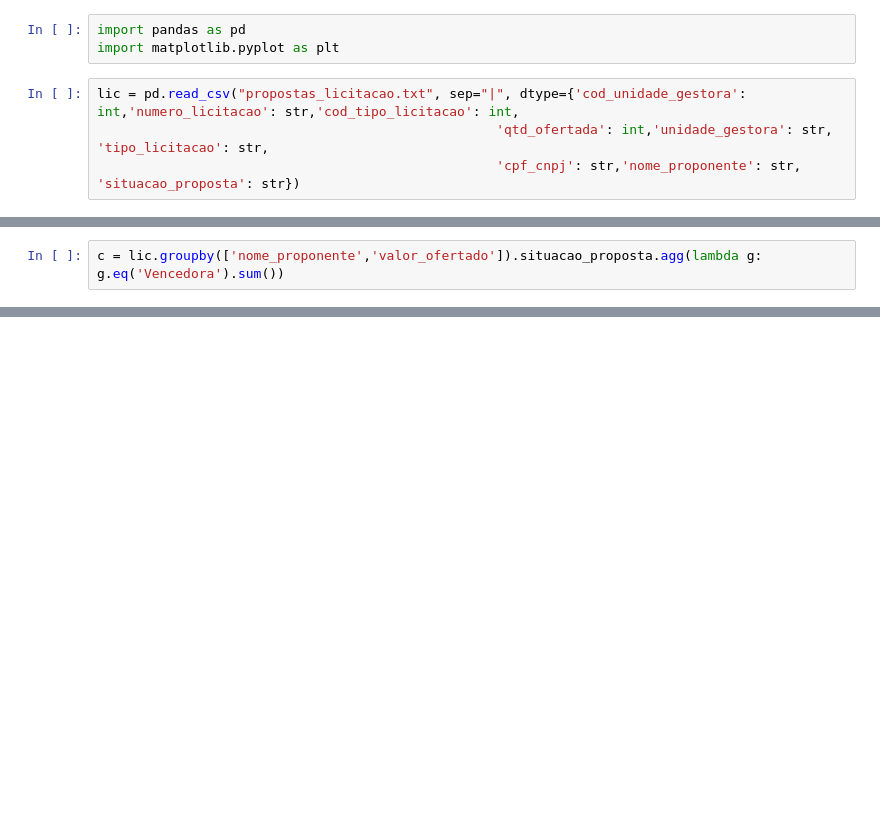
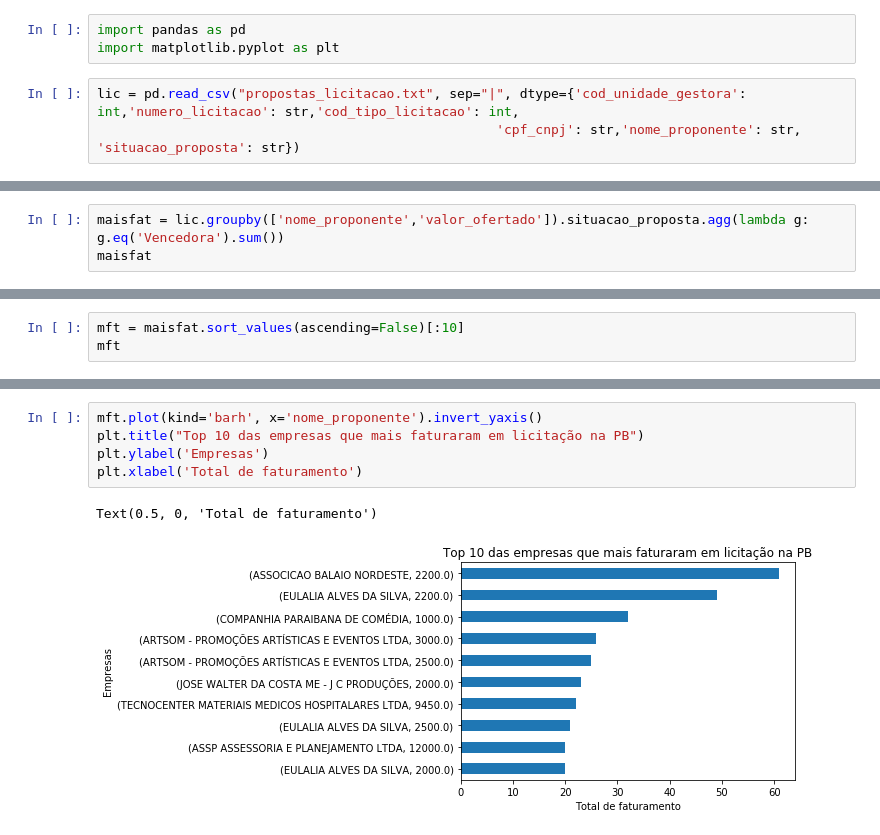
Before and after one commit to labdados/tec-cid, a Jupyter notebook: analise/notebooks/maisfat.ipynb, the cells around one changed output, grey strips where cells are left out. Drawn from its saved outputs; the diff is of its cells as text; blank space fills up the shorter version.

Commit message:
mais participaram pronto/mais faturaram quase

```diff
--- a/analise/notebooks/maisfat.ipynb
+++ b/analise/notebooks/maisfat.ipynb
@@ -3,5 +3,4 @@ import pandas as pd
 import matplotlib.pyplot as plt
 # %%
 lic = pd.read_csv("propostas_licitacao.txt", sep="|", dtype={'cod_unidade_gestora': int,'numero_licitacao': str,'cod_tipo_licitacao': int,
-                                                   'qtd_ofertada': int,'unidade_gestora': str, 'tipo_licitacao': str,
                                                    'cpf_cnpj': str,'nome_proponente': str, 'situacao_proposta': str})
@@ -8,2 +33,3 @@ lic = pd.read_csv("propostas_licitacao.txt", sep="|", dtype={'cod_unidade_gestor
 # %%
-c = lic.groupby(['nome_proponente','valor_ofertado']).situacao_proposta.agg(lambda g: g.eq('Vencedora').sum())
+maisfat = lic.groupby(['nome_proponente','valor_ofertado']).situacao_proposta.agg(lambda g: g.eq('Vencedora').sum())
+maisfat
@@ -37,0 +54,3 @@ Series([], Name: situacao_proposta, dtype: int64)
+# %%
+mft = maisfat.sort_values(ascending=False)[:10]
+mft
@@ -37,0 +70,8 @@ Series([], Name: situacao_proposta, dtype: int64)
+# %%
+mft.plot(kind='barh', x='nome_proponente').invert_yaxis()
+plt.title("Top 10 das empresas que mais faturaram em licitação na PB")
+plt.ylabel('Empresas')
+plt.xlabel('Total de faturamento')
+# %% [output]
+Text(0.5, 0, 'Total de faturamento')
+[figure, added]
```
Also changed, not shown: parts of 8 cells of this notebook, 2 other files.
